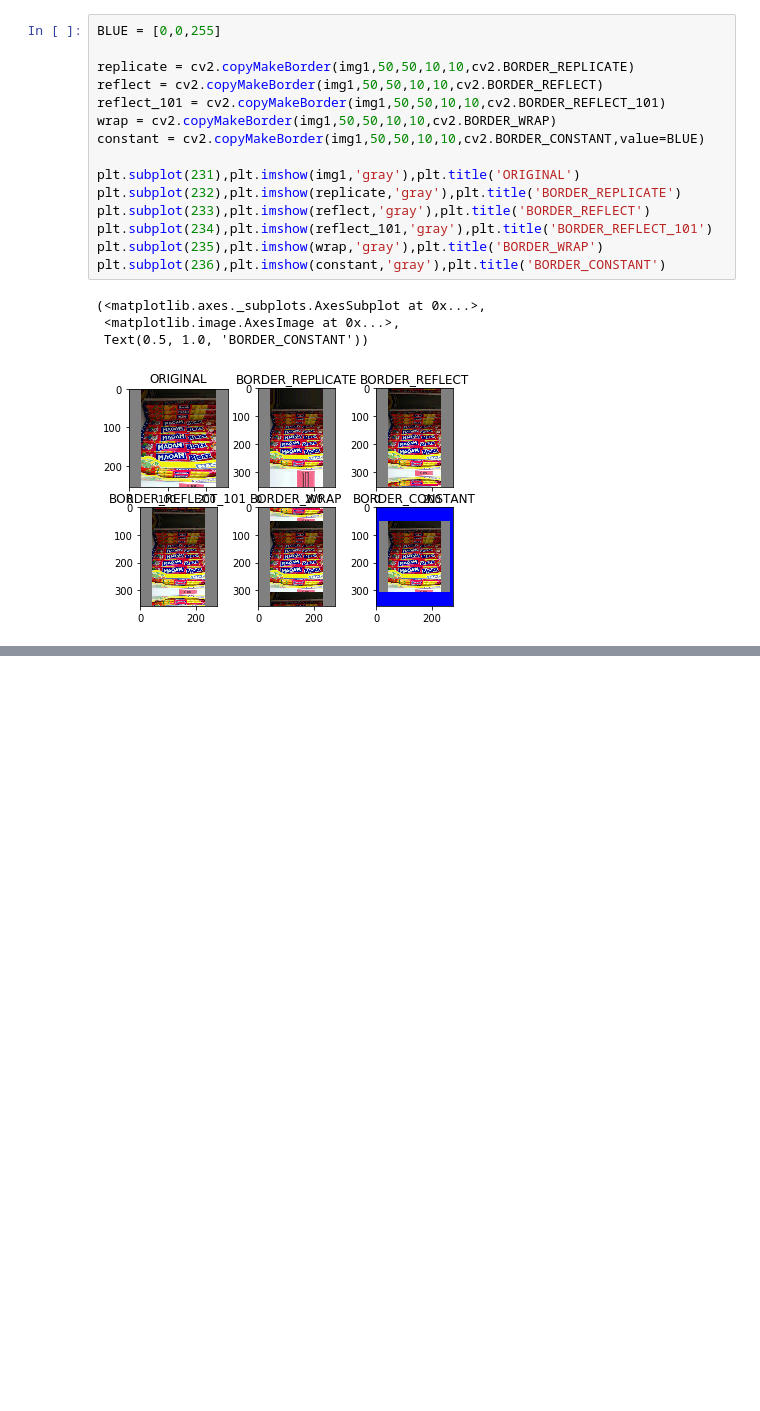
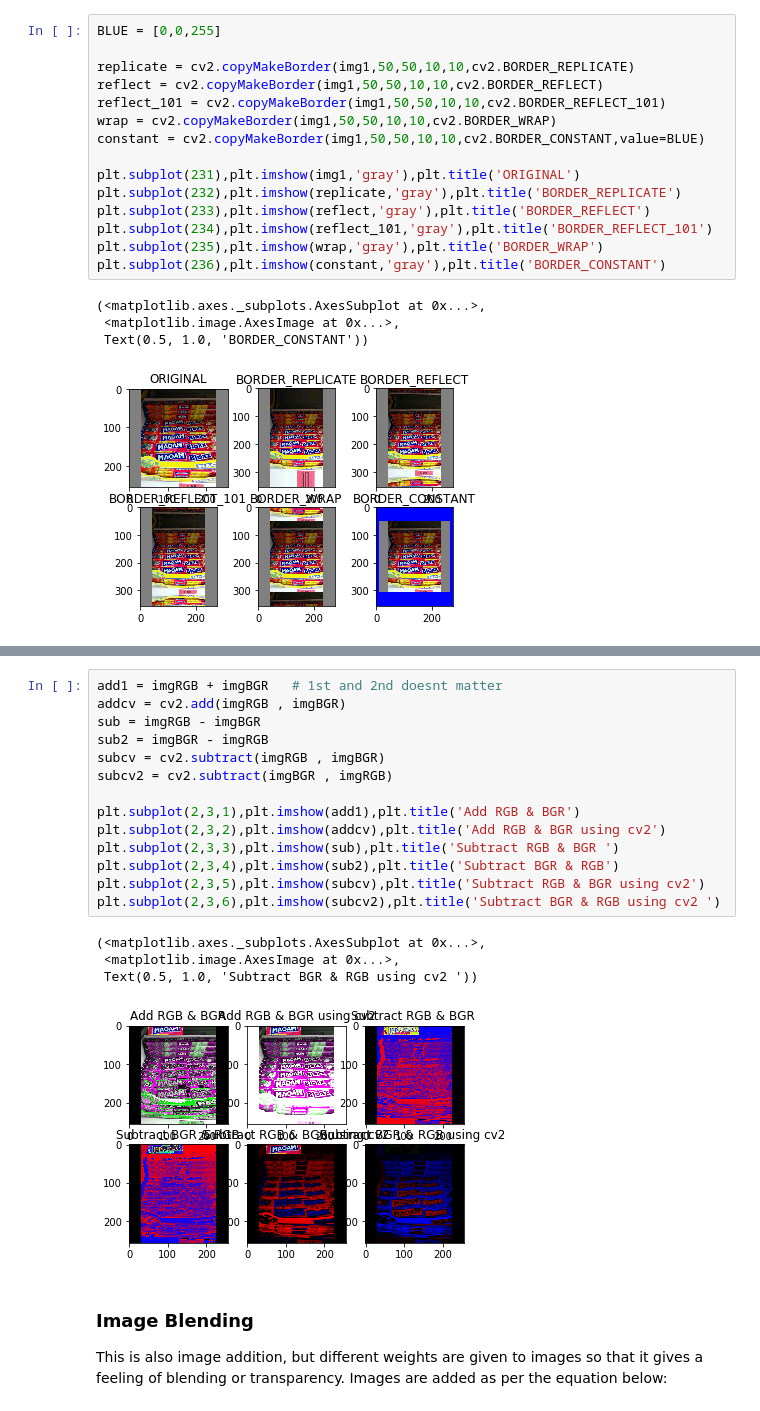
Before and after one commit to Falcon43/Python, a Jupyter notebook: OpenCV/CoreOperations.ipynb, the cells around one changed output, grey strips where cells are left out. Cells and saved outputs as stored; diff of their text form; blank space fills up the shorter version.

```diff
--- a/OpenCV/CoreOperations.ipynb
+++ b/OpenCV/CoreOperations.ipynb
@@ -194,0 +219,22 @@ plt.subplot(236),plt.imshow(constant,'gray'),plt.title('BORDER_CONSTANT')
+# %%
+add1 = imgRGB + imgBGR   # 1st and 2nd doesnt matter
+addcv = cv2.add(imgRGB , imgBGR)
+sub = imgRGB - imgBGR
+sub2 = imgBGR - imgRGB
+subcv = cv2.subtract(imgRGB , imgBGR)
+subcv2 = cv2.subtract(imgBGR , imgRGB)
+
+plt.subplot(2,3,1),plt.imshow(add1),plt.title('Add RGB & BGR')
+plt.subplot(2,3,2),plt.imshow(addcv),plt.title('Add RGB & BGR using cv2')
+plt.subplot(2,3,3),plt.imshow(sub),plt.title('Subtract RGB & BGR ')
+plt.subplot(2,3,4),plt.imshow(sub2),plt.title('Subtract BGR & RGB')
+plt.subplot(2,3,5),plt.imshow(subcv),plt.title('Subtract RGB & BGR using cv2')
+plt.subplot(2,3,6),plt.imshow(subcv2),plt.title('Subtract BGR & RGB using cv2 ')
+# %% [output]
+(<matplotlib.axes._subplots.AxesSubplot at 0x...>,
+ <matplotlib.image.AxesImage at 0x...>,
+ Text(0.5, 1.0, 'Subtract BGR & RGB using cv2 '))
+[figure, added]
+# %% [markdown]
+### Image Blending
+This is also image addition, but different weights are given to images so that it gives a feeling of blending or transparency. Images are added as per the equation below:
```
Also changed, not shown: parts of 4 cells of this notebook.
